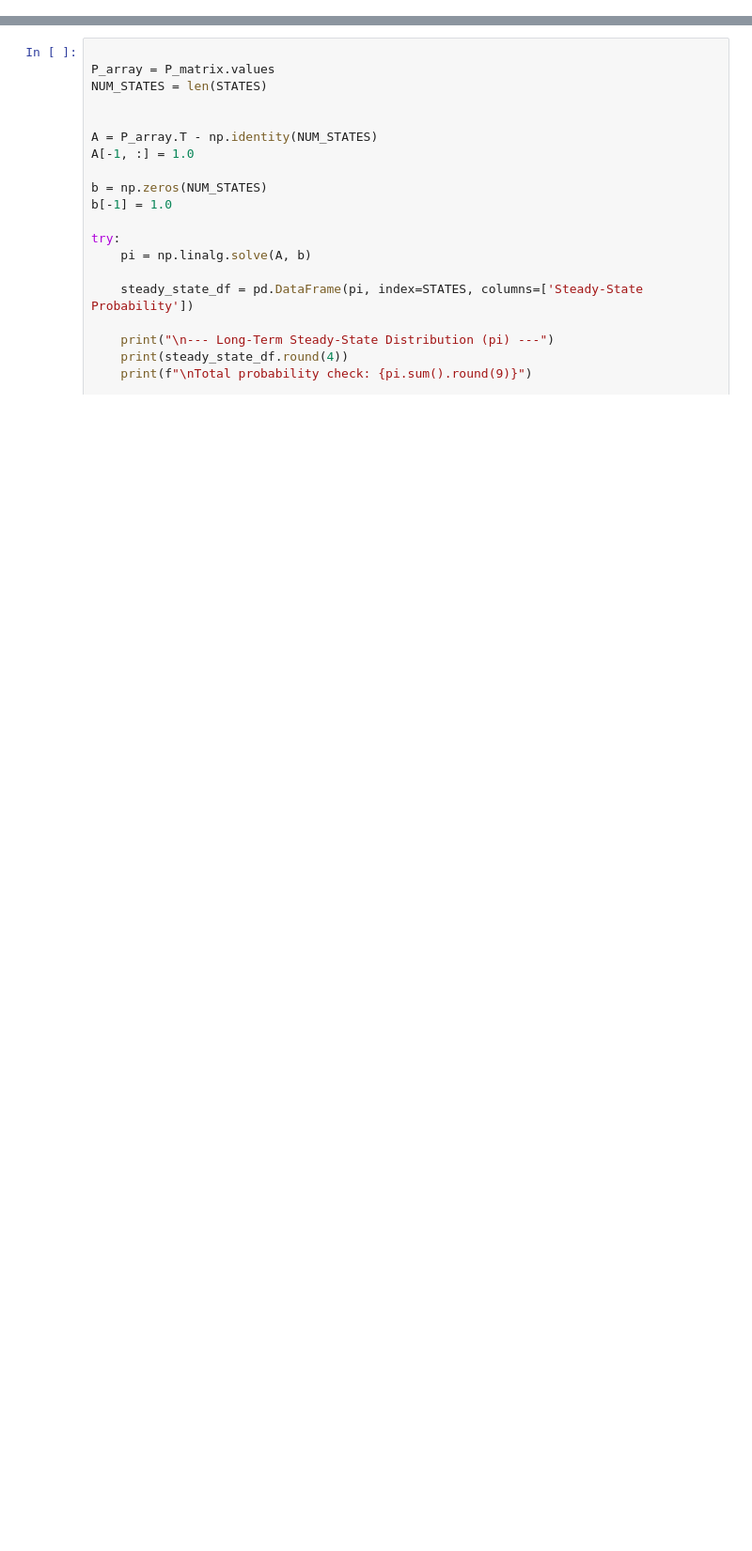
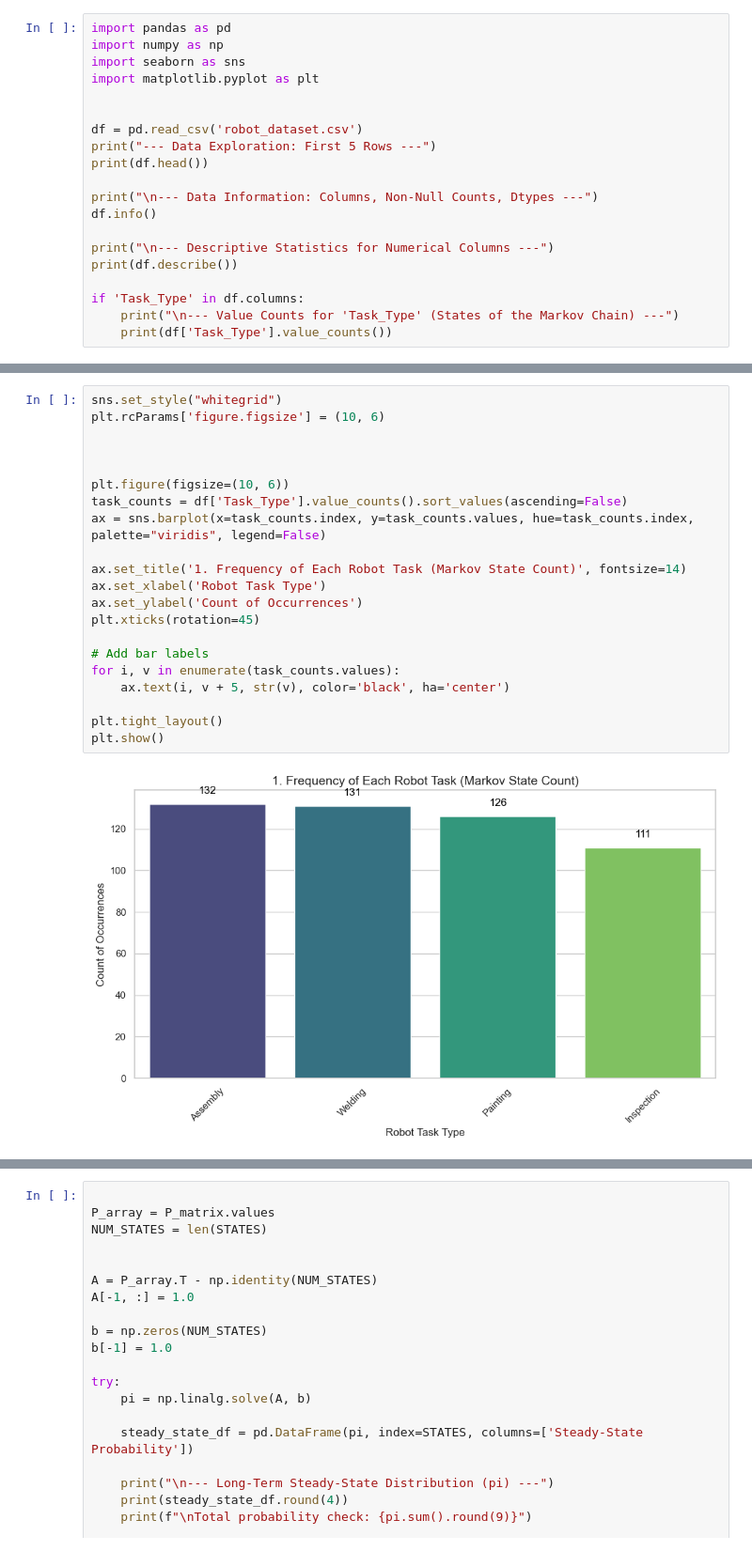
Before and after one commit to YosefFtohy26/Stochastic, a Jupyter notebook: Project13.ipynb, the cells around one changed output, grey strips where cells are left out. Shown at 94% size. Drawn from its saved outputs; the diff is of its cells as text; blank space fills up the shorter version.

```diff
--- a/Project13.ipynb
+++ b/Project13.ipynb
@@ -0,0 +1,20 @@
+# %%
+import pandas as pd
+import numpy as np
+import seaborn as sns
+import matplotlib.pyplot as plt
+
+
+df = pd.read_csv('robot_dataset.csv')
+print("--- Data Exploration: First 5 Rows ---")
+print(df.head())
+
+print("\n--- Data Information: Columns, Non-Null Counts, Dtypes ---")
+df.info()
+
+print("\n--- Descriptive Statistics for Numerical Columns ---")
+print(df.describe())
+
+if 'Task_Type' in df.columns:
+    print("\n--- Value Counts for 'Task_Type' (States of the Markov Chain) ---")
+    print(df['Task_Type'].value_counts())
@@ -0,0 +39,23 @@
+# %%
+sns.set_style("whitegrid")
+plt.rcParams['figure.figsize'] = (10, 6)
+
+
+
+plt.figure(figsize=(10, 6))
+task_counts = df['Task_Type'].value_counts().sort_values(ascending=False)
+ax = sns.barplot(x=task_counts.index, y=task_counts.values, hue=task_counts.index, palette="viridis", legend=False)
+
+ax.set_title('1. Frequency of Each Robot Task (Markov State Count)', fontsize=14)
+ax.set_xlabel('Robot Task Type')
+ax.set_ylabel('Count of Occurrences')
+plt.xticks(rotation=45)
+
+# Add bar labels
+for i, v in enumerate(task_counts.values):
+    ax.text(i, v + 5, str(v), color='black', ha='center')
+
+plt.tight_layout()
+plt.show()
+# %% [output]
+[figure, added]
```
Also changed, not shown: parts of 8 cells of this notebook.
